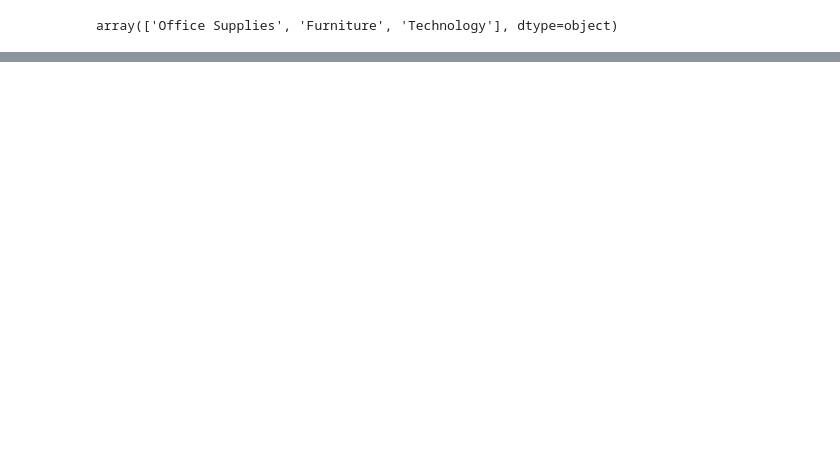
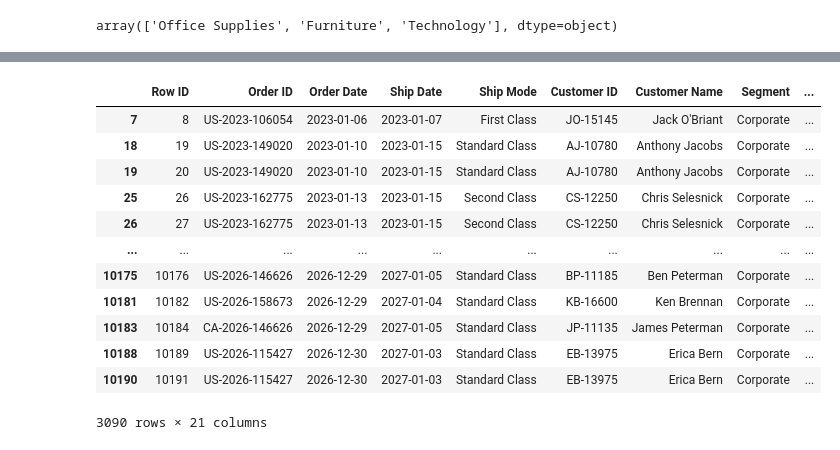
Before and after one commit to Priya3323/Python_Practice, a Jupyter notebook: T385_Python_practice.ipynb, the cells around one changed output, grey strips where cells are left out. Cells and saved outputs as stored; diff of their text form; code cells hidden in the pictures; blank space fills up the shorter version.

```diff
--- a/T385_Python_practice.ipynb
+++ b/T385_Python_practice.ipynb
@@ -2147,0 +2155,16 @@ array(['Office Supplies', 'Furniture', 'Technology'], dtype=object)
+# %%
+df1[df1["Segment"]=="Corporate"]
+# %% [output]
+|  | Row ID | Order ID | Order Date | Ship Date | Ship Mode | Customer ID | Customer Name | Segment | ... |
+| 7 | 8 | US-2023-106054 | 2023-01-06 | 2023-01-07 | First Class | JO-15145 | Jack O'Briant | Corporate | ... |
+| 18 | 19 | US-2023-149020 | 2023-01-10 | 2023-01-15 | Standard Class | AJ-10780 | Anthony Jacobs | Corporate | ... |
+| 19 | 20 | US-2023-149020 | 2023-01-10 | 2023-01-15 | Standard Class | AJ-10780 | Anthony Jacobs | Corporate | ... |
+| 25 | 26 | US-2023-162775 | 2023-01-13 | 2023-01-15 | Second Class | CS-12250 | Chris Selesnick | Corporate | ... |
+| 26 | 27 | US-2023-162775 | 2023-01-13 | 2023-01-15 | Second Class | CS-12250 | Chris Selesnick | Corporate | ... |
+| ... | ... | ... | ... | ... | ... | ... | ... | ... | ... |
+| 10175 | 10176 | US-2026-146626 | 2026-12-29 | 2027-01-05 | Standard Class | BP-11185 | Ben Peterman | Corporate | ... |
+| 10181 | 10182 | US-2026-158673 | 2026-12-29 | 2027-01-04 | Standard Class | KB-16600 | Ken Brennan | Corporate | ... |
+| 10183 | 10184 | CA-2026-146626 | 2026-12-29 | 2027-01-05 | Standard Class | JP-11135 | James Peterman | Corporate | ... |
+| 10188 | 10189 | US-2026-115427 | 2026-12-30 | 2027-01-03 | Standard Class | EB-13975 | Erica Bern | Corporate | ... |
+| 10190 | 10191 | US-2026-115427 | 2026-12-30 | 2027-01-03 | Standard Class | EB-13975 | Erica Bern | Corporate | ... |
+3090 rows × 21 columns
```
Also changed, not shown: parts of 44 cells of this notebook.
